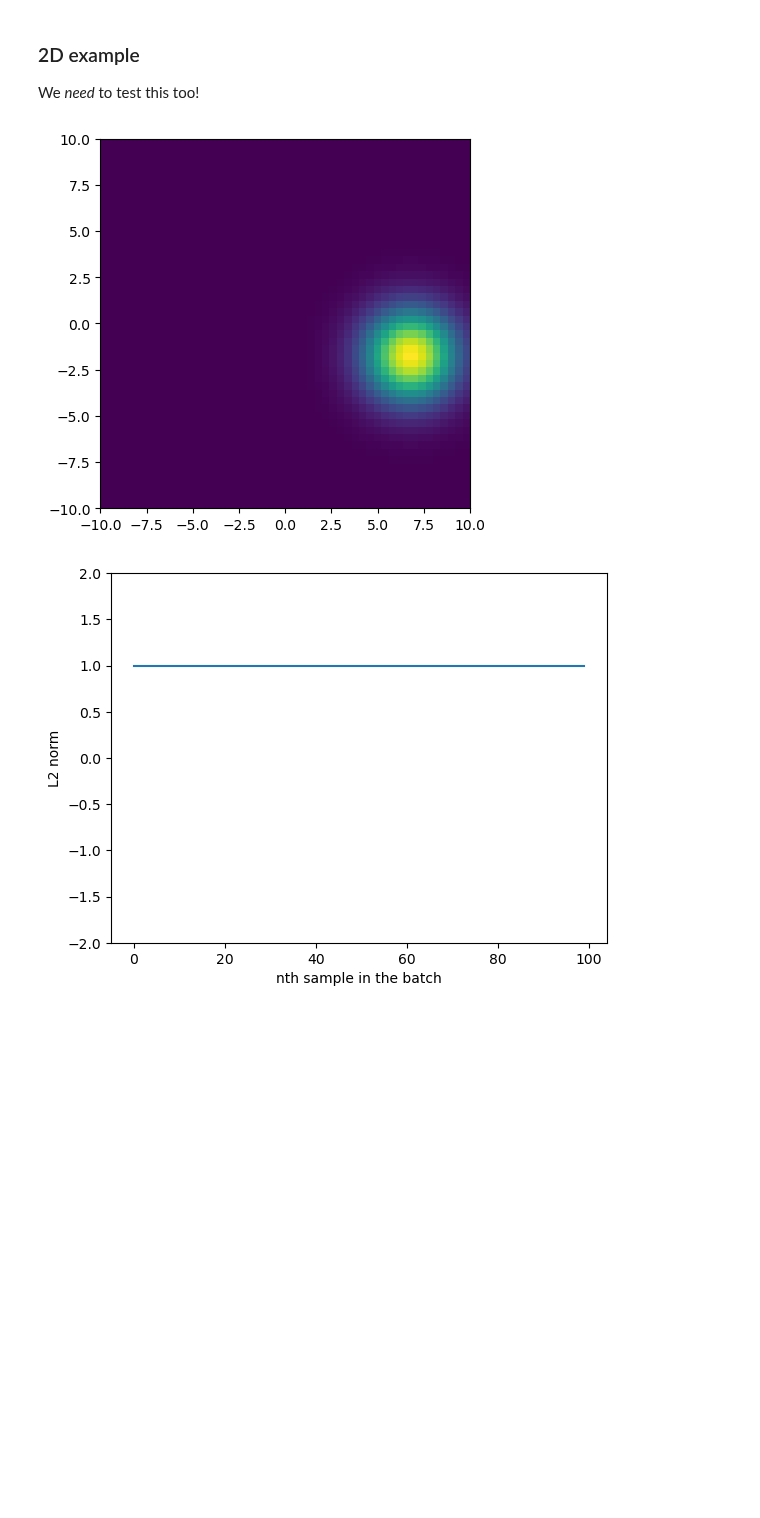
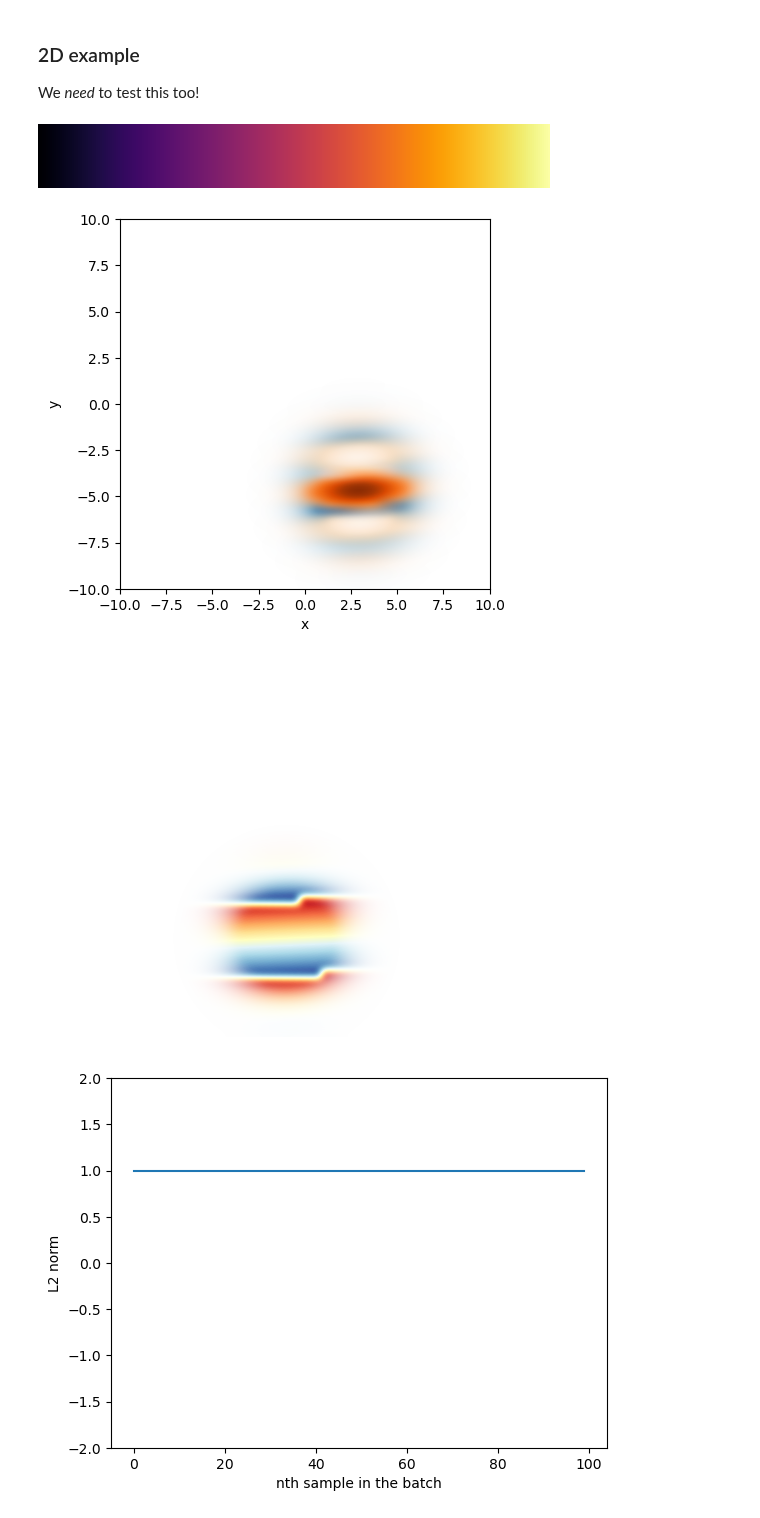
Before and after one commit to brownadder/expsolve, a Jupyter notebook: examples/tutorials/02_evolve/06_batch_processing.ipynb, the cells around one changed output. Saved outputs shown, nothing was run; the diff lists cells and outputs as text; code cells hidden in the pictures; blank space fills up the shorter version.

Commit message:
time-dep observables + imshow for 2D

```diff
--- a/examples/tutorials/02_evolve/06_batch_processing.ipynb
+++ b/examples/tutorials/02_evolve/06_batch_processing.ipynb
@@ -336,12 +331,28 @@ def ugen2D(sx0, svar, sw0):
     u = exp(-((x-x0)**2 + (y-y0)**2)/(2*var)) * exp(1j*pi*w0x*(x-x0)) * exp(1j*pi*w0y*(y-y0))
     u = ex.normalize(u, xr)
     return u
+# %%
+import matplotlib as mpl
+mpl.colormaps['inferno']
+# %% [output]
+[figure, added]
+# %%
+additivespecs = lambda u: [(xr, imag(u), mpl.colormaps['Blues'], 10.0*abs(imag(u)), 'bicubic'),
+                           (xr, real(u), mpl.colormaps['Oranges'], 10.0*abs(real(u)), 'bicubic')]
+
+phasespecs = lambda u: [(xr, es.utils.phasescaled(u), mpl.colormaps['RdYlBu'], 10.0*abs(u), 'bicubic')]
 # %%
-u = ugen2D(sx0=3.0, svar=2.0, sw0=1.0)
-ex.imshow(plt, xr, abs(u))
+u0 = ugen2D(sx0=3.0, svar=2.0, sw0=1.0)
+fig, ax = plt.subplots()
+ex.imshow(ax, imspecs=additivespecs(u0))
 plt.show()
+
+fig, ax = plt.subplots()
+ex.imshow(ax, imspecs=phasespecs(u0))
+plt.show()
 # %% [output]
-[figure, old version]
+[figure, new version]
+[figure, added]
 # %%
 N = 100
 urlist = [ugen2D(sx0=3.0, svar=2.0, sw0=1.0).squeeze(dim=0) for _ in range(N)]
```
Also changed, not shown: parts of 14 cells of this notebook, 12 other files.
